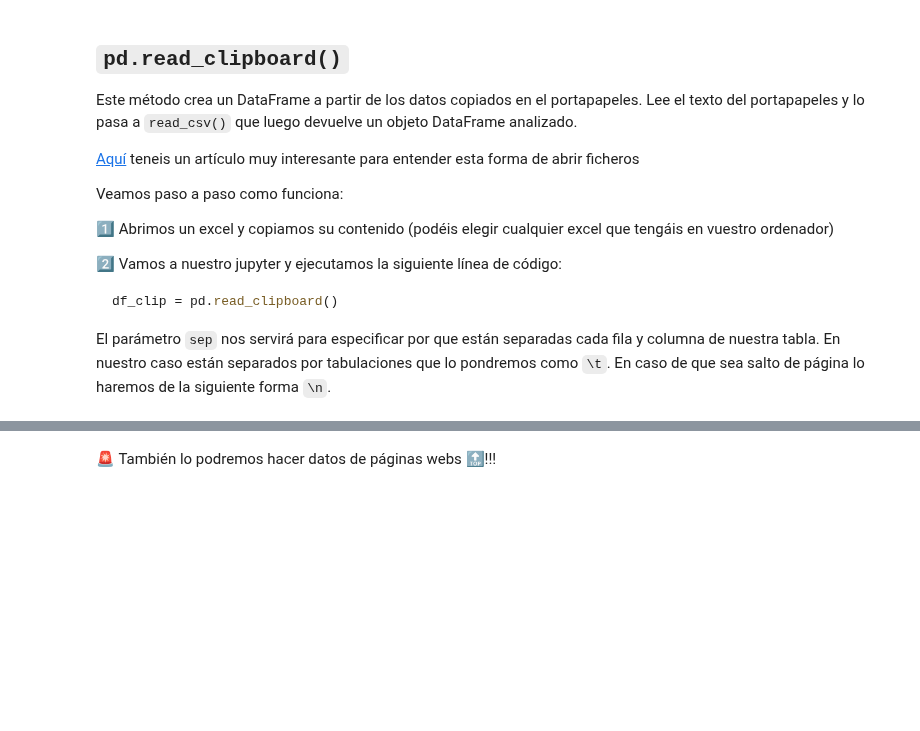
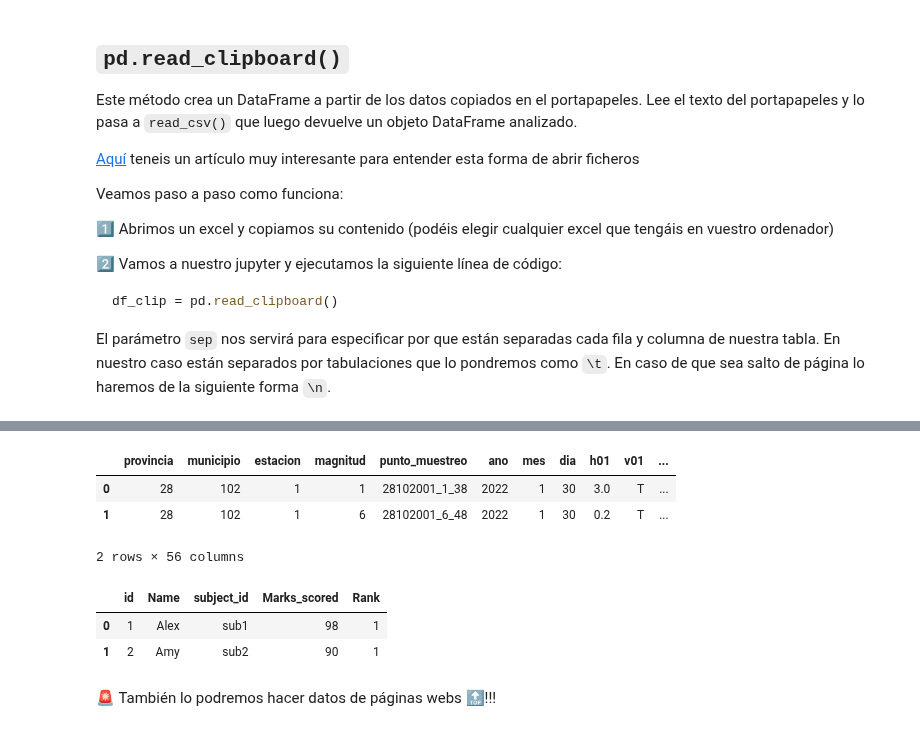
Before and after one commit to paulafuenteg/ejercicios_clase, a Jupyter notebook: Pandas/Pandas-II-Carga-Guardado-Datos.ipynb, the cells around one changed output, grey strips where cells are left out. Drawn from its saved outputs; the diff is of its cells as text; code cells hidden in the pictures; blank space fills up the shorter version.

```diff
--- a/Pandas/Pandas-II-Carga-Guardado-Datos.ipynb
+++ b/Pandas/Pandas-II-Carga-Guardado-Datos.ipynb
@@ -156,8 +161,20 @@ df_clipboard.head(2)
 # %%
 # lo mismo podemos hacer con un csv
 
-df_clipboard2 = pd.read_clipboard()
+df_clipboard2 = pd.read_clipboard(sep=';')
 df_clipboard2.head(2)
+# %% [output]
+|  | provincia | municipio | estacion | magnitud | punto_muestreo | ano | mes | dia | h01 | v01 | ... |
+| 0 | 28 | 102 | 1 | 1 | 28102001_1_38 | 2022 | 1 | 30 | 3.0 | T | ... |
+| 1 | 28 | 102 | 1 | 6 | 28102001_6_48 | 2022 | 1 | 30 | 0.2 | T | ... |
+2 rows × 56 columns
+# %%
+df_clipboard3 = pd.read_clipboard()
+df_clipboard3.head(2)
+# %% [output]
+|  | id | Name | subject_id | Marks_scored | Rank |
+| 0 | 1 | Alex | sub1 | 98 | 1 |
+| 1 | 2 | Amy | sub2 | 90 | 1 |
 # %% [markdown]
 🚨 También lo podremos hacer datos de páginas webs 🔝!!!
 # %% [markdown]
```
Also changed, not shown: parts of 9 cells of this notebook, 2 other files.
